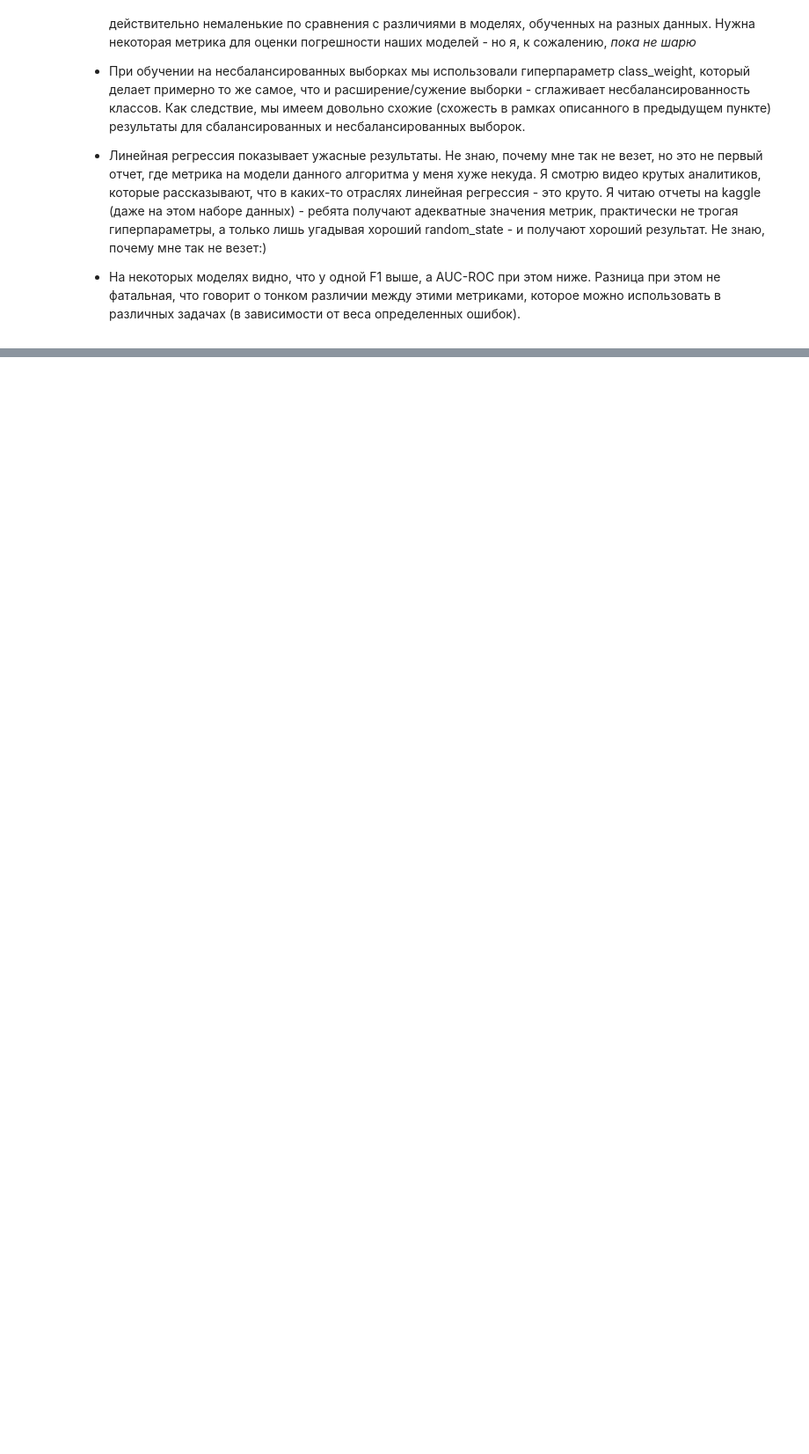
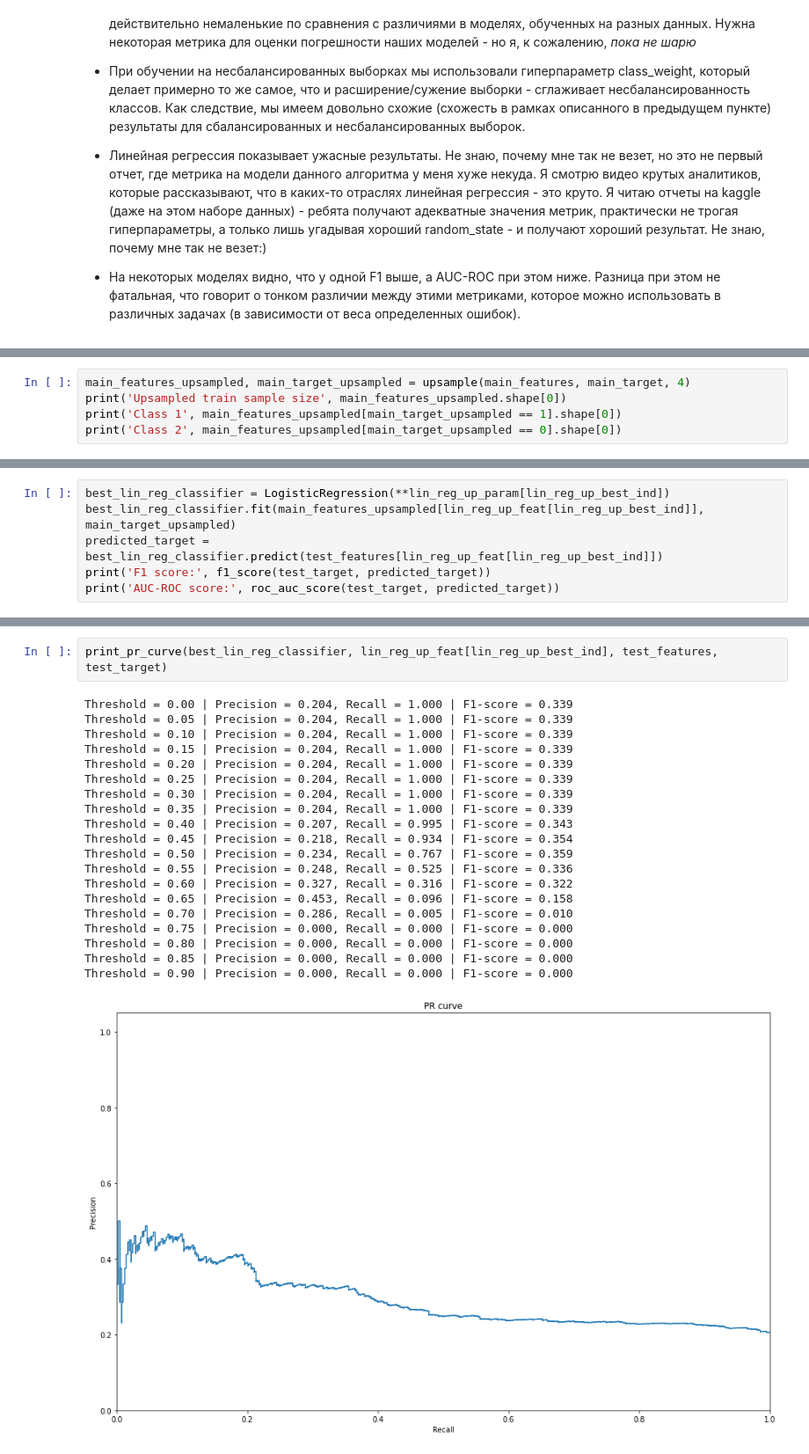
Before and after one commit to aimly/customer_outflow, a Jupyter notebook: notebook.ipynb, the cells around one changed output, grey strips where cells are left out. Shown at 88% size. Cells and saved outputs as stored; diff of their text form; blank space fills up the shorter version.

```diff
--- a/notebook.ipynb
+++ b/notebook.ipynb
@@ -1287,0 +1303,5 @@ Threshold = 0.90 | Precision = 0.300, Recall = 0.007 | F1-score = 0.014
+# %%
+main_features_upsampled, main_target_upsampled = upsample(main_features, main_target, 4)
+print('Upsampled train sample size', main_features_upsampled.shape[0])
+print('Class 1', main_features_upsampled[main_target_upsampled == 1].shape[0])
+print('Class 2', main_features_upsampled[main_target_upsampled == 0].shape[0])
@@ -1287,0 +1403,6 @@ Threshold = 0.90 | Precision = 0.300, Recall = 0.007 | F1-score = 0.014
+# %%
+best_lin_reg_classifier = LogisticRegression(**lin_reg_up_param[lin_reg_up_best_ind])
+best_lin_reg_classifier.fit(main_features_upsampled[lin_reg_up_feat[lin_reg_up_best_ind]], main_target_upsampled)
+predicted_target = best_lin_reg_classifier.predict(test_features[lin_reg_up_feat[lin_reg_up_best_ind]])
+print('F1 score:', f1_score(test_target, predicted_target))
+print('AUC-ROC score:', roc_auc_score(test_target, predicted_target))
@@ -1287,0 +1412,23 @@ Threshold = 0.90 | Precision = 0.300, Recall = 0.007 | F1-score = 0.014
+# %%
+print_pr_curve(best_lin_reg_classifier, lin_reg_up_feat[lin_reg_up_best_ind], test_features, test_target)
+# %% [output]
+Threshold = 0.00 | Precision = 0.204, Recall = 1.000 | F1-score = 0.339
+Threshold = 0.05 | Precision = 0.204, Recall = 1.000 | F1-score = 0.339
+Threshold = 0.10 | Precision = 0.204, Recall = 1.000 | F1-score = 0.339
+Threshold = 0.15 | Precision = 0.204, Recall = 1.000 | F1-score = 0.339
+Threshold = 0.20 | Precision = 0.204, Recall = 1.000 | F1-score = 0.339
+Threshold = 0.25 | Precision = 0.204, Recall = 1.000 | F1-score = 0.339
+Threshold = 0.30 | Precision = 0.204, Recall = 1.000 | F1-score = 0.339
+Threshold = 0.35 | Precision = 0.204, Recall = 1.000 | F1-score = 0.339
+Threshold = 0.40 | Precision = 0.207, Recall = 0.995 | F1-score = 0.343
+Threshold = 0.45 | Precision = 0.218, Recall = 0.934 | F1-score = 0.354
+Threshold = 0.50 | Precision = 0.234, Recall = 0.767 | F1-score = 0.359
+Threshold = 0.55 | Precision = 0.248, Recall = 0.525 | F1-score = 0.336
+Threshold = 0.60 | Precision = 0.327, Recall = 0.316 | F1-score = 0.322
+Threshold = 0.65 | Precision = 0.453, Recall = 0.096 | F1-score = 0.158
+Threshold = 0.70 | Precision = 0.286, Recall = 0.005 | F1-score = 0.010
+Threshold = 0.75 | Precision = 0.000, Recall = 0.000 | F1-score = 0.000
+Threshold = 0.80 | Precision = 0.000, Recall = 0.000 | F1-score = 0.000
+Threshold = 0.85 | Precision = 0.000, Recall = 0.000 | F1-score = 0.000
+Threshold = 0.90 | Precision = 0.000, Recall = 0.000 | F1-score = 0.000
+[figure, added]
```
Also changed, not shown: parts of 22 cells of this notebook.
